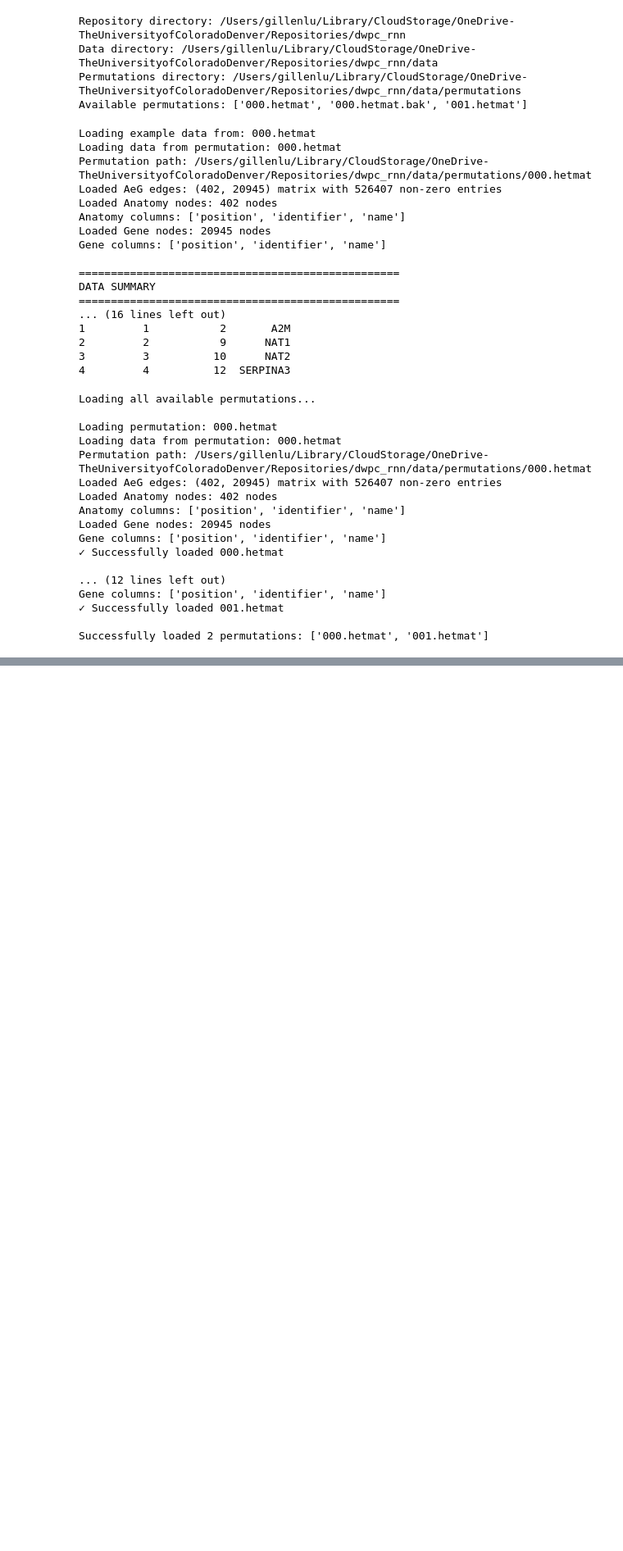
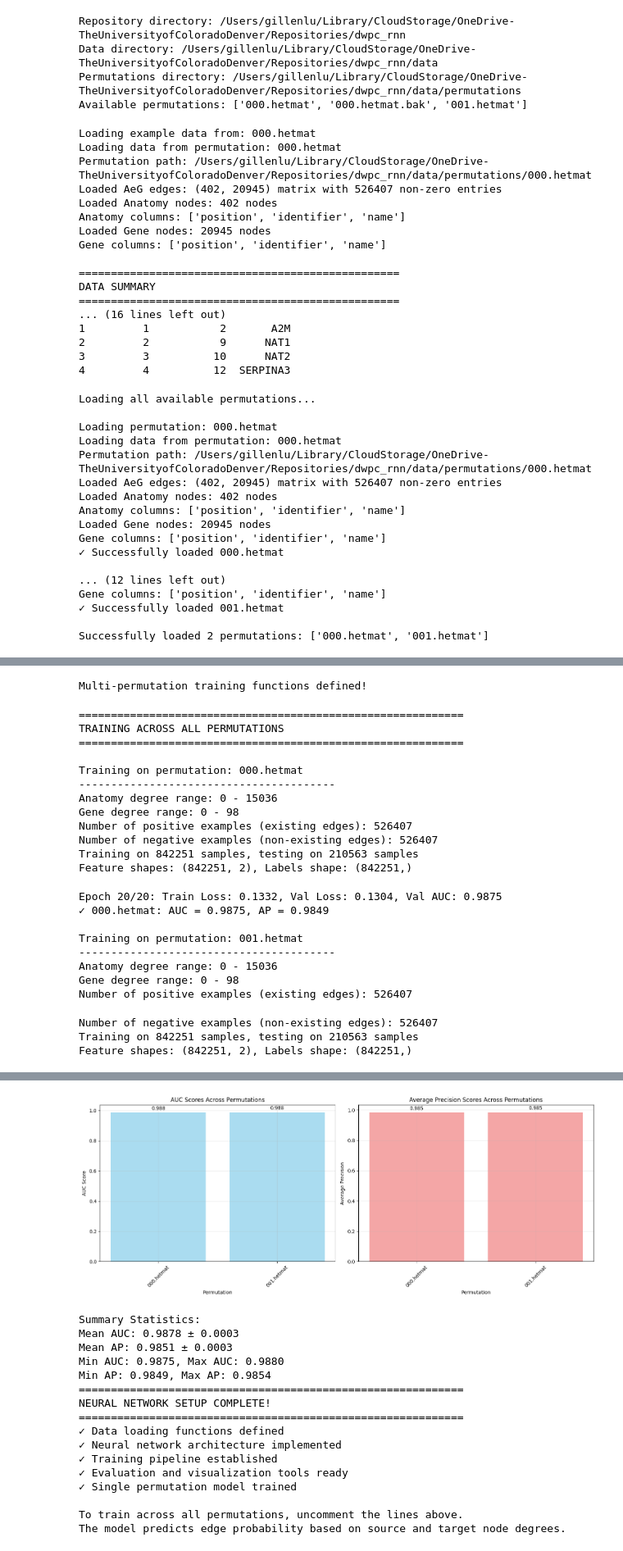
Before and after one commit to lagillenwater/dwpc_rnn, a Jupyter notebook: notebooks/2_learn_null_edge.ipynb, the cells around one changed output, grey strips where cells are left out. Shown at 82% size. Cells and saved outputs as stored; diff of their text form; code cells hidden in the pictures; blank space fills up the shorter version.

Commit message:
updated to include plots

```diff
--- a/notebooks/2_learn_null_edge.ipynb
+++ b/notebooks/2_learn_null_edge.ipynb
@@ -580,5 +864,5 @@ threshold_results = evaluate_model_performance(test_metrics)
 # %%
-def train_across_permutations(all_permutation_data, epochs=50):
+def train_across_permutations(all_permutation_data, epochs=20):
     """
     Train models across all permutations and compare performance.
 
@@ -685,12 +969,14 @@ def plot_permutation_comparison(all_results):
     print(f"Min AP: {np.min(aps):.4f}, Max AP: {np.max(aps):.4f}")
 
 print("Multi-permutation training functions defined!")
+# %% [output]
+Multi-permutation training functions defined!
 # %%
 # Optional: Train across all permutations (uncomment to run)
 # This will take longer as it trains a separate model for each permutation
 
-# all_results = train_across_permutations(all_perm_data, epochs=50)
-# plot_permutation_comparison(all_results)
+all_results = train_across_permutations(all_perm_data, epochs=20)
+plot_permutation_comparison(all_results)
 
 print("="*60)
 print("NEURAL NETWORK SETUP COMPLETE!")
@@ -702,3 +988,27 @@ print("✓ Evaluation and visualization tools ready")
 print("✓ Single permutation model trained")
 print("\nTo train across all permutations, uncomment the lines above.")
 print("The model predicts edge probability based on source and target node degrees.")
+# %% [output]
+============================================================
+TRAINING ACROSS ALL PERMUTATIONS
+============================================================
+
+Training on permutation: 000.hetmat
+----------------------------------------
+Anatomy degree range: 0 - 15036
+Gene degree range: 0 - 98
+Number of positive examples (existing edges): 526407
+Number of negative examples (non-existing edges): 526407
+Training on 842251 samples, testing on 210563 samples
+Feature shapes: (842251, 2), Labels shape: (842251,)
+Epoch 20/20: Train Loss: 0.1332, Val Loss: 0.1304, Val AUC: 0.9875
+✓ 000.hetmat: AUC = 0.9875, AP = 0.9849
+
+Training on permutation: 001.hetmat
+----------------------------------------
+Anatomy degree range: 0 - 15036
+Gene degree range: 0 - 98
+Number of positive examples (existing edges): 526407
+Number of negative examples (non-existing edges): 526407
+Training on 842251 samples, testing on 210563 samples
+Feature shapes: (842251, 2), Labels shape: (842251,)
@@ -704,0 +1017,17 @@ print("The model predicts edge probability based on source and target node degre
+[figure, added]
+Summary Statistics:
+Mean AUC: 0.9878 ± 0.0003
+Mean AP: 0.9851 ± 0.0003
+Min AUC: 0.9875, Max AUC: 0.9880
+Min AP: 0.9849, Max AP: 0.9854
+============================================================
+NEURAL NETWORK SETUP COMPLETE!
+============================================================
+✓ Data loading functions defined
+✓ Neural network architecture implemented
+✓ Training pipeline established
+✓ Evaluation and visualization tools ready
+✓ Single permutation model trained
+
+To train across all permutations, uncomment the lines above.
+The model predicts edge probability based on source and target node degrees.
```
Also changed, not shown: parts of 9 cells of this notebook.
